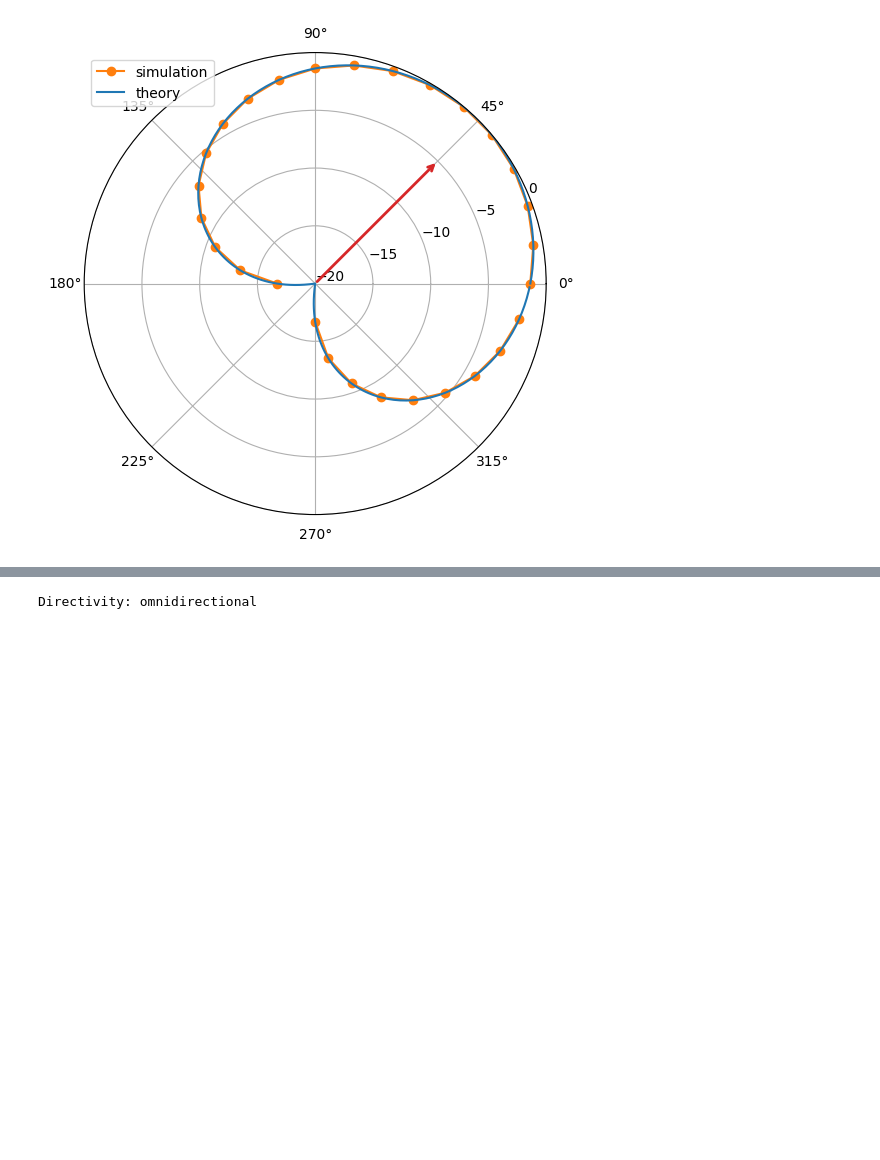
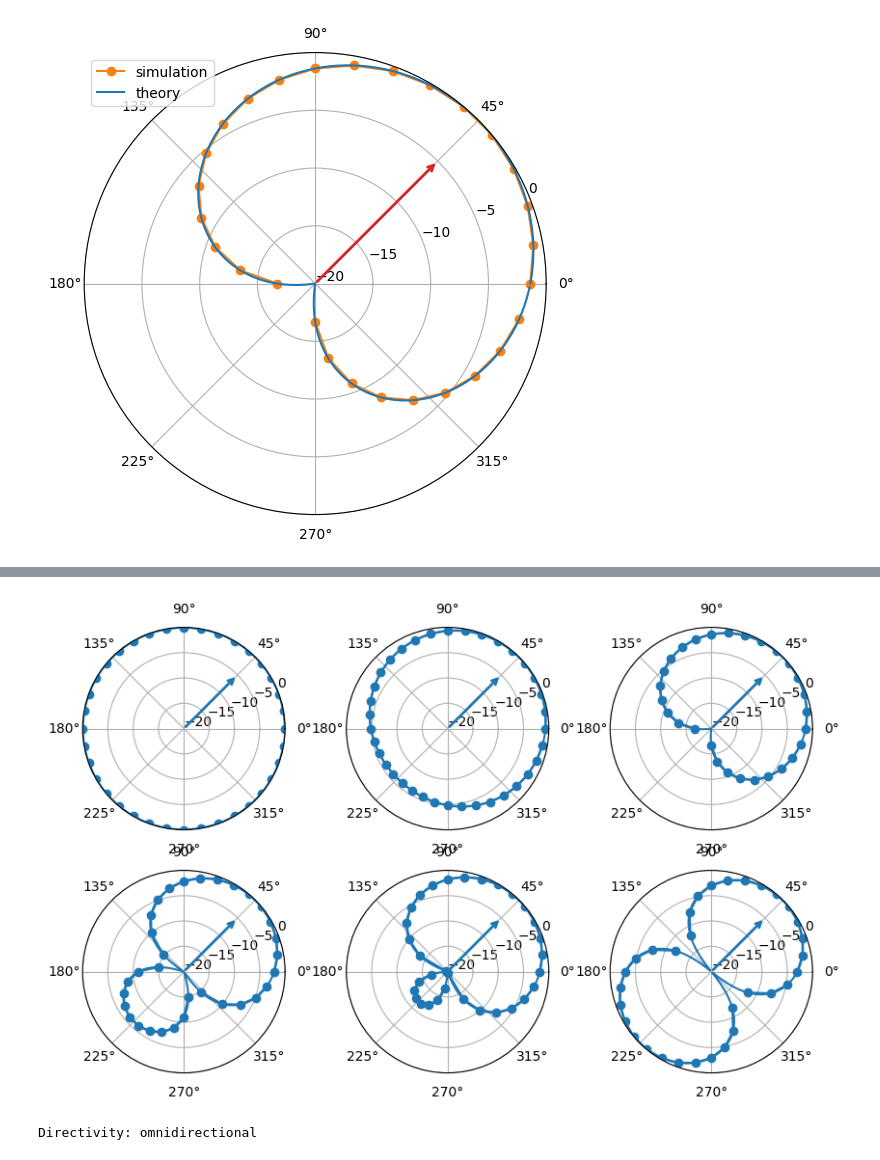
Before and after one commit to vlsi-nanocomputing/dynamic-sound, a Jupyter notebook: examples/directivity.ipynb, the cells around one changed output, grey strips where cells are left out. Drawn from its saved outputs; the diff is of its cells as text; code cells hidden in the pictures; blank space fills up the shorter version.

Commit message:
feat: add examples for testing different directivity patterns

```diff
--- a/examples/directivity.ipynb
+++ b/examples/directivity.ipynb
@@ -129,3 +129,90 @@ ax.yaxis.set_ticks(np.arange(start=lower_gain, stop=5, step=5))
 plt.show()
 # %% [output]
 [figure]
+# %%
+filename = "_tmp/directivity_src.wav"
+
+# simulation environment
+sim = ds.Simulation(
+    temperature=20,
+    pressure=1,
+    relative_humidity=50
+)
+
+# microphone
+positions_deg = range(0, 360, 10)
+sim.add_microphone(
+    path=ds.Path([
+        [0.0,  0.0, 0.0, 0.0,   1, 0, 0, 0],
+        [0.01,  0.0, 0.0, 0.0,   1, 0, 0, 0]
+    ]),
+    microphone=ds.microphones.MicrophoneArray(
+        file_path=filename,
+        positions=[(np.cos(np.deg2rad(x)), np.sin(np.deg2rad(x)), 0.00,  1, 0, 0, 0) for x in positions_deg],
+        sample_rate=8_000,
+        directivity=ds.microphones.DirectivityType.OMNIDIRECTIONAL
+    )
+)
+
+
+
+# source
+directivity_list = [
+    ds.sources.DirectivityType.OMNIDIRECTIONAL,
+    ds.sources.DirectivityType.SUBCARDIOID,
+    ds.sources.DirectivityType.CARDIOID,
+    ds.sources.DirectivityType.SUPERCARDIOID,
+    ds.sources.DirectivityType.HYPERCARDBOID,
+    ds.sources.DirectivityType.FIGURE8]
+z_rotation_deg_list = [45]
+color_list = plt.rcParams['axes.prop_cycle'].by_key()['color']
+
+plt.figure(figsize=(10, 6))
+for index_directivity, directivity in enumerate(directivity_list):
+
+    print(f"Directivity: {ds.sources.DirectivityType.name(directivity)}")
+    ax = plt.subplot(2, 3, index_directivity + 1, projection='polar')
+
+    for index_z_rotation, z_rotation_deg in enumerate(z_rotation_deg_list):
+        rotation = R.from_euler('z', z_rotation_deg, degrees=True).as_quat(scalar_first=True)
+        sim.remove_sources()
+        sim.add_source(
+            path=ds.Path([
+                [0.0,  0.0,  0.0, 0.0,   rotation[0], rotation[1], rotation[2], rotation[3]],
+                [0.01,  0.0,  0.0, 0.0,   rotation[0], rotation[1], rotation[2], rotation[3]]
+            ]),
+            source=ds.sources.SineWave(
+                frequency=440,
+                amplitude=1,
+                directivity=directivity)
+        )
+
+        sim.run()
+
+
+        signal, sr = librosa.load(filename, sr=None, mono=False)
+        if sr != 8_000:
+            raise ValueError(f"Expected sample rate of 8_000, but got {sr}")
+
+        max_val_for_each_channel = np.max(np.abs(signal), axis=1)
+
+        theta_deg = range(0, 360, 1)
+        cardioid = [attenuations.directivity(np.deg2rad(theta - z_rotation_deg), directivity) for theta in theta_deg]
+        lower_gain = -20
+
+        ax.plot(np.deg2rad(positions_deg), 20*np.log10(max_val_for_each_channel), marker='o', label='simulation', color=color_list[index_z_rotation])
+        ax.plot(np.deg2rad(theta_deg), 20*np.log10(cardioid), label='theory', color=color_list[index_z_rotation])
+        ax.annotate(
+            text="",
+            xytext=(np.deg2rad(z_rotation_deg), -5),
+            xy=(np.deg2rad(z_rotation_deg), lower_gain),
+            arrowprops=dict(arrowstyle="<-", color=color_list[index_z_rotation], linewidth=2, mutation_scale=10),
+            annotation_clip=False,
+        )
+
+    ax.grid(True)
+    #plt.legend()
+    plt.ylim([lower_gain, 0])
+    ax.yaxis.set_ticks(np.arange(start=lower_gain, stop=5, step=5))
+plt.show()
+# %% [output]
@@ -132,3 +225,4 @@ plt.show()
+[figure, added]
 # %%
 filename = "_tmp/directivity_src.wav"
 
```
Also changed, not shown: parts of 2 cells of this notebook, 2 other files.
